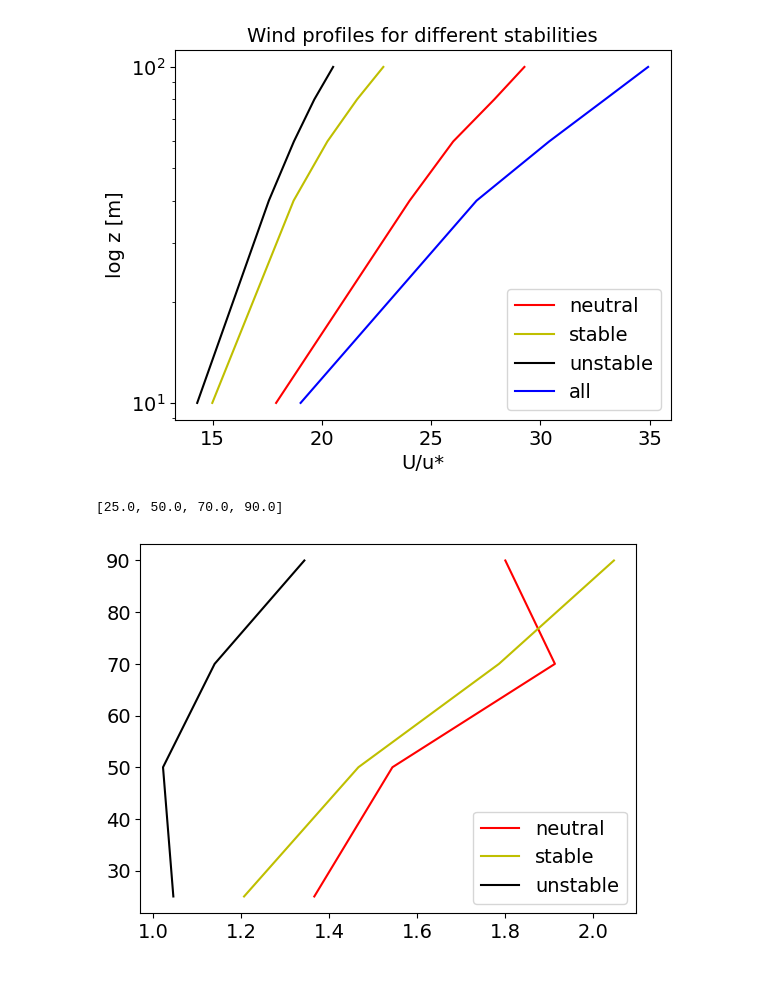
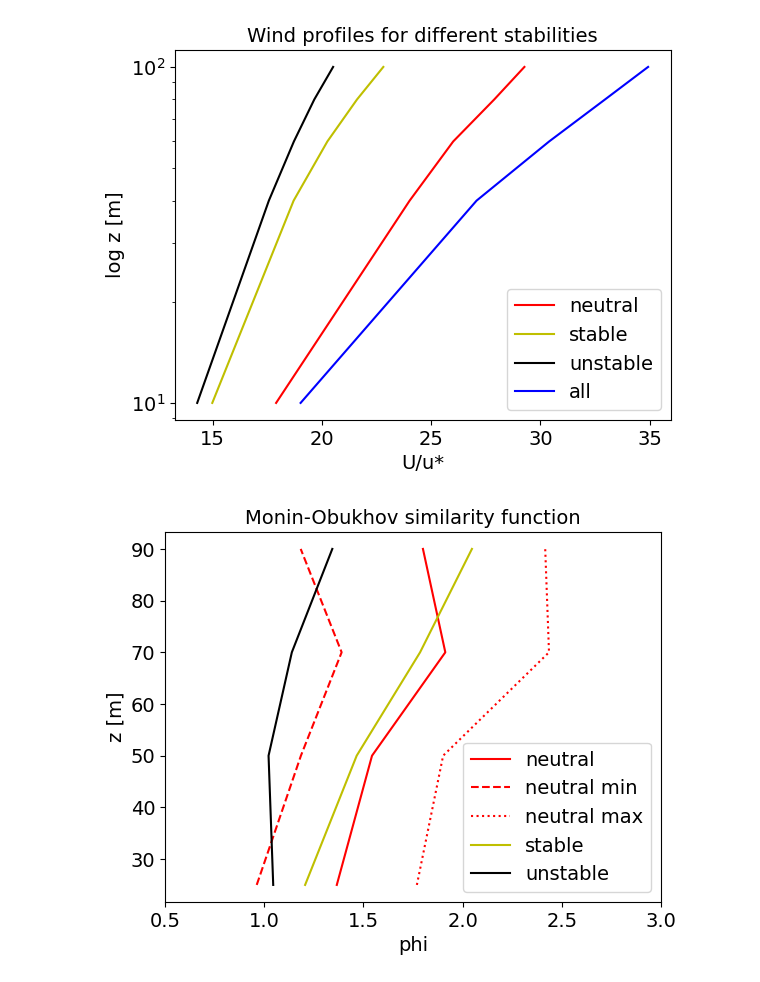
Before and after one commit to nicolaquaia/micrometereology, a Jupyter notebook: 02/assignment2_notebook_v2.ipynb, the cells around one changed output. Cells and saved outputs as stored; diff of their text form; code cells hidden in the pictures.

```diff
--- a/02/assignment2_notebook_v2.ipynb
+++ b/02/assignment2_notebook_v2.ipynb
@@ -67,12 +67,26 @@ def plot_format_instabilities():
     plt.legend(loc='lower right')
     plt.title('Wind profiles for different stabilities')
 
-
     plt.yscale("log")
     #plt.ylim(0.1,120)
     #plt.xlim(0,30)
 
     plt.show()
+
+def plot_format_phi():
+
+    plt.rc('font', size=14)
+    plt.rc('axes', titlesize=14)
+    plt.rc('axes', labelsize=14)
+    plt.xlabel('phi')
+    plt.ylabel('z [m]')
+    plt.legend(loc='lower right')
+    plt.title('Monin-Obukhov similarity function')
+
+    plt.xlim(0.5,3)
+
+    plt.show()
+
 
 def get_U(data, Lreciprocal, V10, V40, V60, V80, V100, direction, ustar):
     V_all = []
@@ -446,6 +460,10 @@ plot_format_instabilities()
 Un, Un_std, ustar_meann = get_U(data, Lreciprocal, V10, V40, V60, V80, V100, direction, ustar)
 Us, Us_std, ustar_means = get_U_s(data, Lreciprocal, V10, V40, V60, V80, V100, direction, ustar)
 Uu, Uu_std, ustar_meanu = get_U_u(data, Lreciprocal, V10, V40, V60, V80, V100, direction, ustar)
+
+Un_min = Un - Un_std
+Un_max = Un + Un_std
+
 
 def compute_phi1(U,z,ustar,k):
     phi_list = []
@@ -474,41 +492,41 @@ def compute_phi2(U,z,ustar,k):
     for i in range(1,len(U)):
         z_intermediate = (z[i]+ z[i-1])/2
         dUdz = (U[i] - U[i-1])/(z[i]-z[i-1])
         phi = dUdz * k * z_intermediate / ustar
 
         z_list.append(z_intermediate)
         phi_list.append(phi)
 
     return phi_list, z_list
 
 
-
 phin, z_intermediate = compute_phi2(Un,z,ustar_meann,k)
+phin_min, z_intermediate = compute_phi2(Un_min,z,ustar_meann,k)
+phin_max, z_intermediate = compute_phi2(Un_max,z,ustar_meann,k)
 phis, z_intermediate = compute_phi2(Us,z,ustar_means,k)
 phiu, z_intermediate = compute_phi2(Uu,z,ustar_meanu,k)
 
-print(z_intermediate)
 
-plt.plot(phin, z_intermediate, color='r', label='neutral')
-plt.plot(phis, z_intermediate, color='y', label='stable')
-plt.plot(phiu, z_intermediate, color='k', label='unstable')
-
-
+plt.plot(phin, z_intermediate, color='r', linestyle='solid', label='neutral')
+plt.plot(phin_min, z_intermediate, color='r', linestyle='dashed', label='neutral min')
+plt.plot(phin_max, z_intermediate, color='r', linestyle='dotted', label='neutral max')
+plt.plot(phis, z_intermediate, color='y', linestyle='solid', label='stable')
+plt.plot(phiu, z_intermediate, color='k', linestyle='solid', label='unstable')
 
 
 def phi_formula(z,Lreciprocal):
     phi_array = []
     for i in range(len(z)):
         phi = 1 + 4.8*Lreciprocal*z[i]
         phi_array.append(phi)
     return phi_array
 
 phi_formula_s1 = phi_formula(z,0.0008)
 phi_formula_s2 = phi_formula(z,0.05)
 #plt.plot(phi_formula_s1, z, color='y', linestyle='dashed', label='stable min')
 #plt.plot(phi_formula_s2, z, color='y', linestyle='dotted', label='stable max')
-plt.legend()
-plt.show()
+
+
+plot_format_phi()
 # %% [output]
-[25.0, 50.0, 70.0, 90.0]
-[figure, old version]
+[figure, new version]
```
Also changed, not shown: parts of 1 cell of this notebook.
